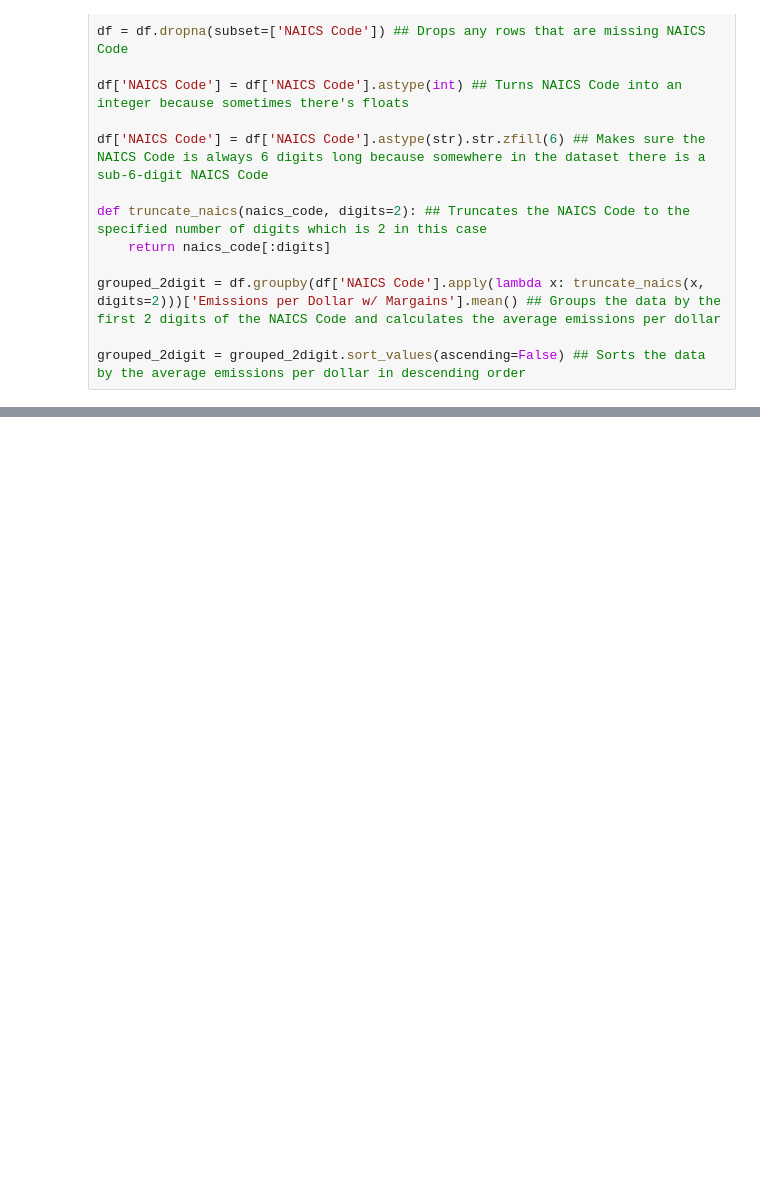
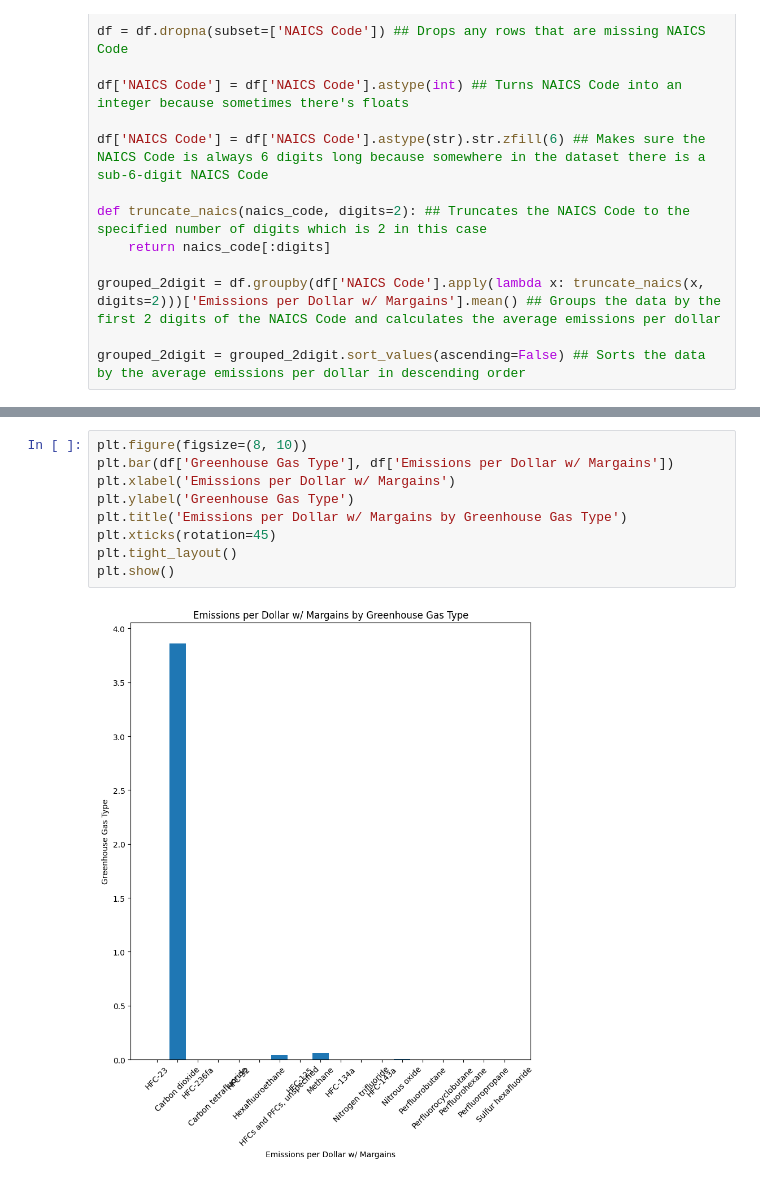
Before and after one commit to coopaloop536/Cooper_CO2_Emissions, a Jupyter notebook: CO2_Emissions_Project.ipynb, the cells around one changed output, grey strips where cells are left out. Saved outputs shown, nothing was run; the diff lists cells and outputs as text; blank space fills up the shorter version.

```diff
--- a/CO2_Emissions_Project.ipynb
+++ b/CO2_Emissions_Project.ipynb
@@ -86,0 +99,11 @@ plt.show()
+# %%
+plt.figure(figsize=(8, 10))
+plt.bar(df['Greenhouse Gas Type'], df['Emissions per Dollar w/ Margains'])
+plt.xlabel('Emissions per Dollar w/ Margains')
+plt.ylabel('Greenhouse Gas Type')
+plt.title('Emissions per Dollar w/ Margains by Greenhouse Gas Type')
+plt.xticks(rotation=45)
+plt.tight_layout()
+plt.show()
+# %% [output]
+[figure, added]
```
Also changed, not shown: parts of 3 cells of this notebook.
